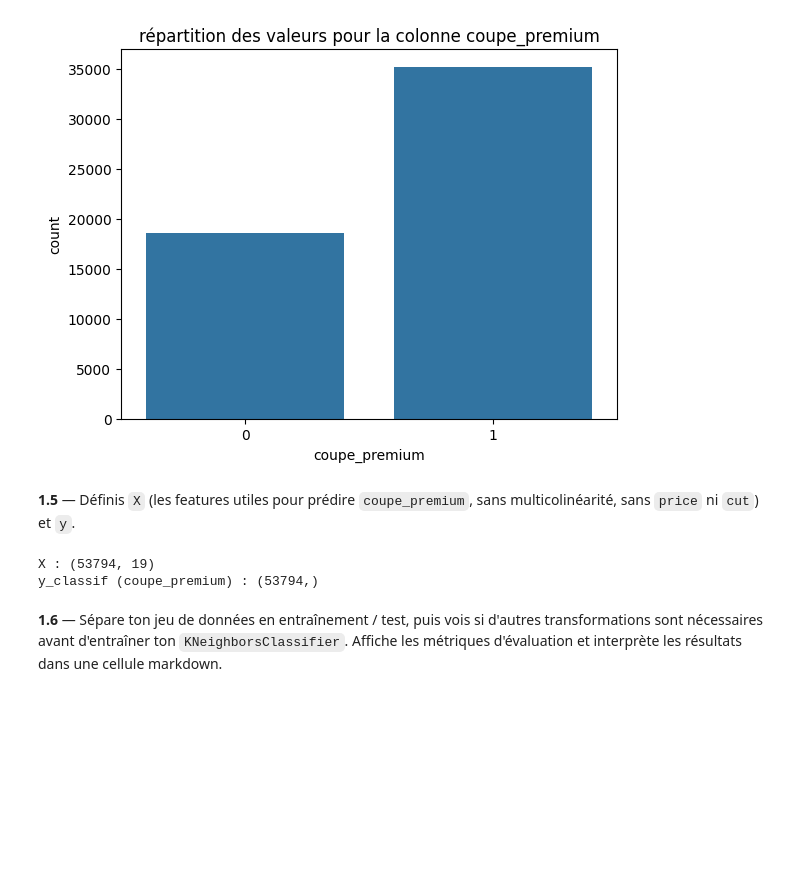
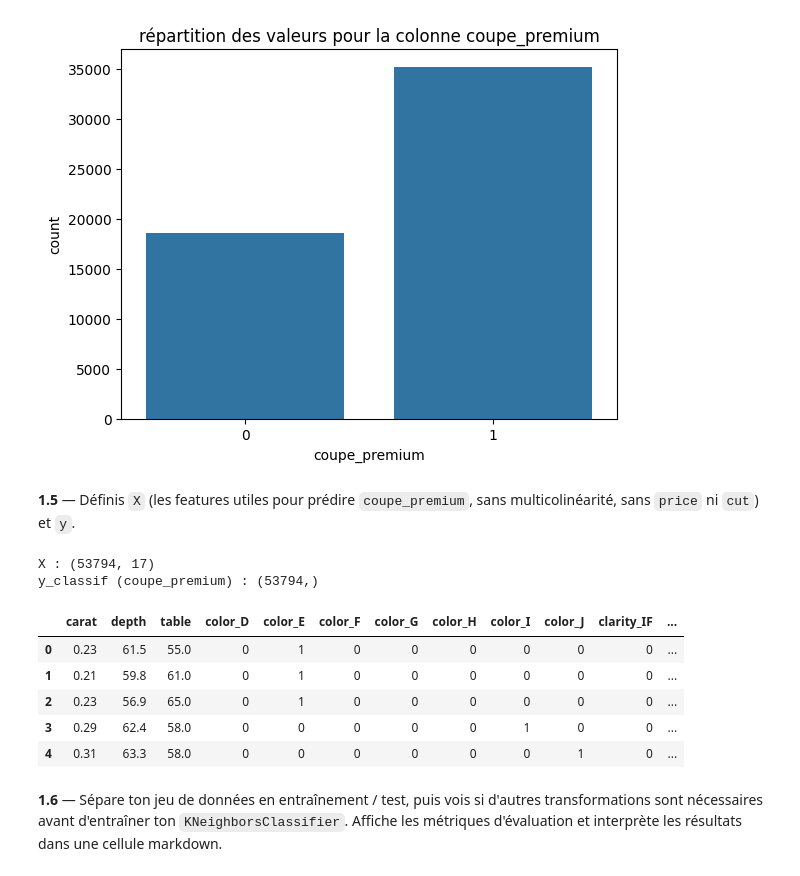
Before and after one commit to clawyunkai/brief_diamondscope, a Jupyter notebook: Christophe_brief_diamondscope_retravaille.ipynb, the cells around one changed output. Cells and saved outputs as stored; diff of their text form; code cells hidden in the pictures; blank space fills up the shorter version.

```diff
--- a/Christophe_brief_diamondscope_retravaille.ipynb
+++ b/Christophe_brief_diamondscope_retravaille.ipynb
@@ -302,14 +118,23 @@ plt.show()
 # %% [markdown]
 **1.5** — Définis `X` (les features utiles pour prédire `coupe_premium`, sans multicolinéarité, sans `price` ni `cut`) et `y`.
 # %%
-X = df_clean_encoded.drop(['coupe_premium', 'cut_Ideal', 'cut_Premium', 'cut_Very Good', 'cut_Good', 'cut_Fair', 'price'], axis=1)
-y = df_clean_encoded['coupe_premium']
+X_1 = df_clean_encoded.drop(['coupe_premium', 'cut_Ideal', 'cut_Premium', 'cut_Very Good', 'cut_Good', 'cut_Fair', 'price', 'price_log'], axis=1)
+y_1 = df_clean_encoded['coupe_premium']
 
 print(f"X : {X.shape}")
 print(f"y_classif (coupe_premium) : {y.shape}")
 # %% [output]
-X : (53794, 19)
+X : (53794, 17)
 y_classif (coupe_premium) : (53794,)
+# %%
+X_1.head(5)
+# %% [output]
+|  | carat | depth | table | color_D | color_E | color_F | color_G | color_H | color_I | color_J | clarity_IF | ... |
+| 0 | 0.23 | 61.5 | 55.0 | 0 | 1 | 0 | 0 | 0 | 0 | 0 | 0 | ... |
+| 1 | 0.21 | 59.8 | 61.0 | 0 | 1 | 0 | 0 | 0 | 0 | 0 | 0 | ... |
+| 2 | 0.23 | 56.9 | 65.0 | 0 | 1 | 0 | 0 | 0 | 0 | 0 | 0 | ... |
+| 3 | 0.29 | 62.4 | 58.0 | 0 | 0 | 0 | 0 | 0 | 1 | 0 | 0 | ... |
+| 4 | 0.31 | 63.3 | 58.0 | 0 | 0 | 0 | 0 | 0 | 0 | 1 | 0 | ... |
 # %% [markdown]
 **1.6** — Sépare ton jeu de données en entraînement / test, puis vois si d'autres transformations sont nécessaires avant d'entraîner ton `KNeighborsClassifier`. Affiche les métriques d'évaluation et interprète les résultats dans une cellule markdown.
 # %%
```
Also changed, not shown: parts of 20 cells of this notebook, 8 other files.
